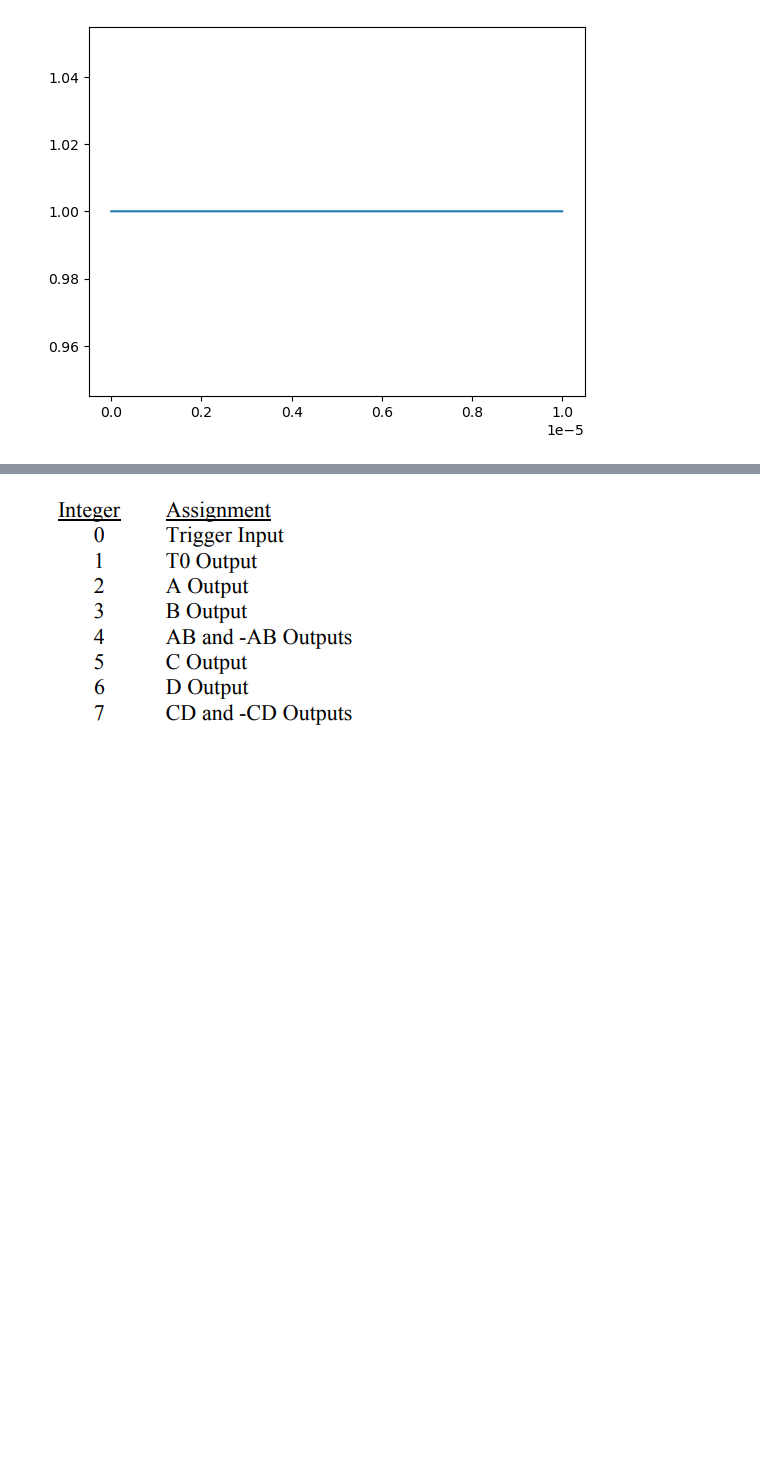
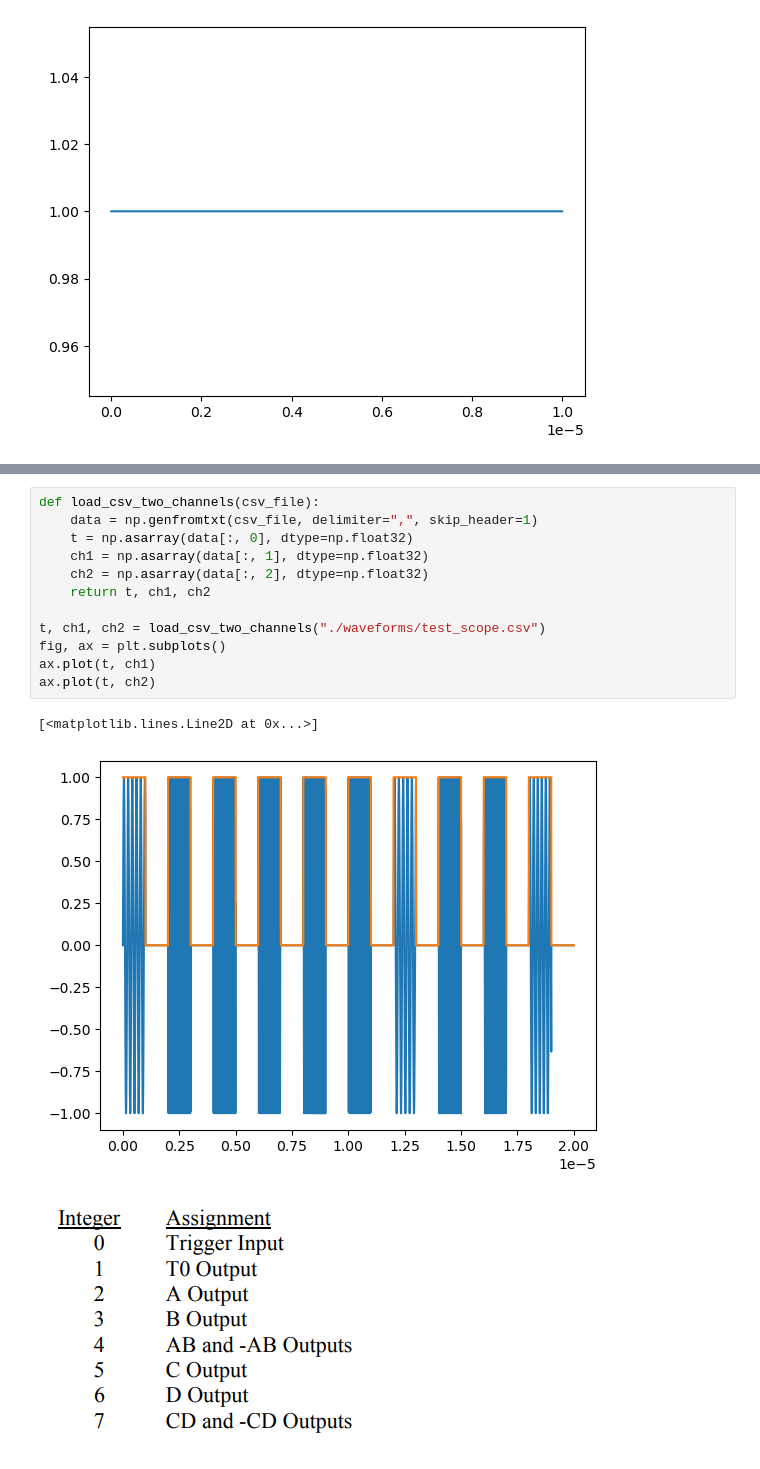
Before and after one commit to meimei2027/diamonds, a Jupyter notebook: experiment/timing.ipynb, the cells around one changed output, grey strips where cells are left out. Drawn from its saved outputs; the diff is of its cells as text; blank space fills up the shorter version.

```diff
--- a/experiment/timing.ipynb
+++ b/experiment/timing.ipynb
@@ -45,3 +77,18 @@ ax.plot(t, waveform)
+# %%
+def load_csv_two_channels(csv_file):
+    data = np.genfromtxt(csv_file, delimiter=",", skip_header=1)
+    t = np.asarray(data[:, 0], dtype=np.float32)
+    ch1 = np.asarray(data[:, 1], dtype=np.float32)
+    ch2 = np.asarray(data[:, 2], dtype=np.float32)
+    return t, ch1, ch2
+
+t, ch1, ch2 = load_csv_two_channels("./waveforms/test_scope.csv")
+fig, ax = plt.subplots()
+ax.plot(t, ch1)
+ax.plot(t, ch2)
+# %% [output]
+[<matplotlib.lines.Line2D at 0x...>]
+[figure, added]
 # %% [markdown]
 ![image.png](attachment:image.png)
 # %% [markdown]
```
Also changed, not shown: parts of 3 cells of this notebook, 5 other files.
